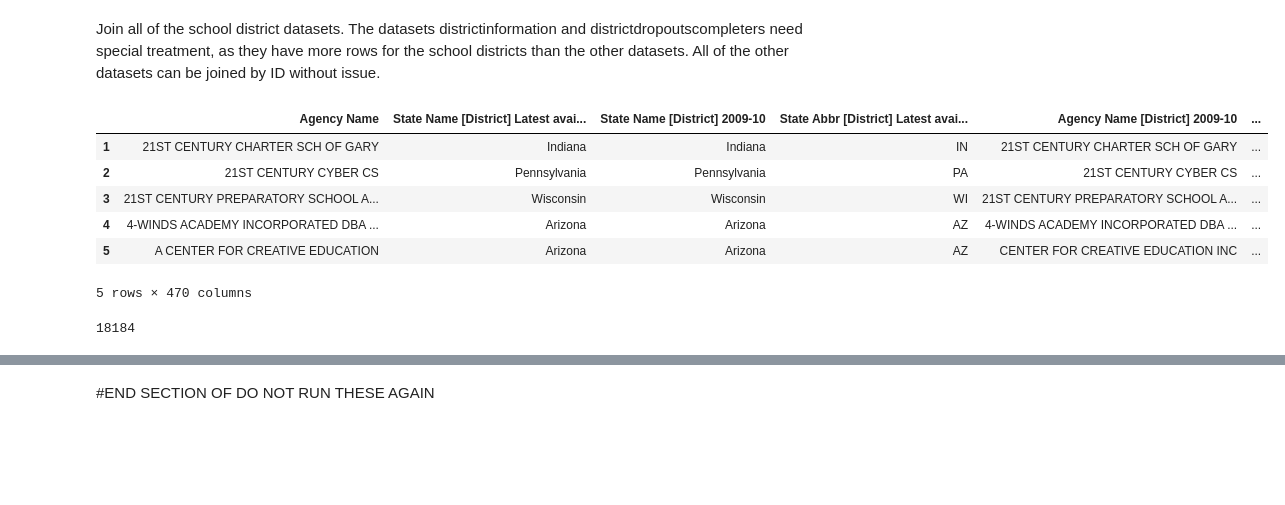
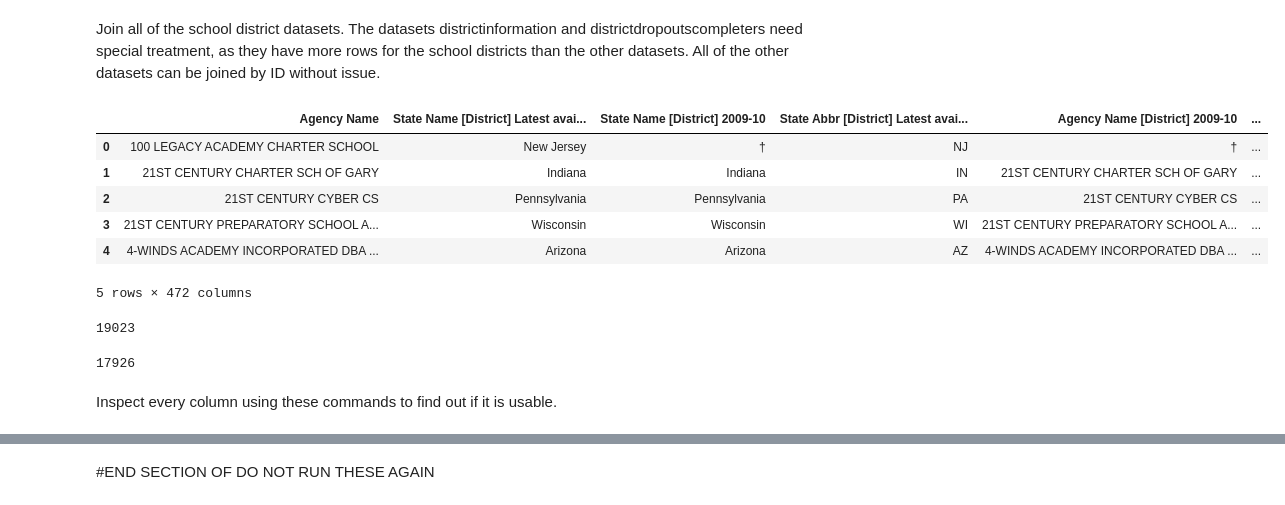
Before and after one commit to ashwindeo/dataschoolers, a Jupyter notebook: processbook_schooldistricts.ipynb, the cells around one changed output, grey strips where cells are left out. Saved outputs shown, nothing was run; the diff lists cells and outputs as text; code cells hidden in the pictures; blank space fills up the shorter version.

Commit message:
Fixing deduce and column issues with districts

```diff
--- a/processbook_schooldistricts.ipynb
+++ b/processbook_schooldistricts.ipynb
@@ -30,8 +30,7 @@ Each of the datasheets downloaded from ELSI had download metadata on the top of
 #‡ indicates that the data do not meet NCES data quality standards.
 
 districtinformation = pd.read_csv("tempdata/school districts/2009-2010 DISTRICTS Information Tab.csv", dtype=np.str)
-districtcharacteristicsa = pd.read_csv("tempdata/school districts/2009-2010 DISTRICTS CharacteristicsA Tab.csv", dtype=np.str)
-districtcharacteristicsb = pd.read_csv("tempdata/school districts/2009-2010 DISTRICTS CharacteristicsB Tab.csv", dtype=np.str)
+districtcharacteristicsa = pd.read_csv("tempdata/school districts/2009-2010 DISTRICTS Characteristics Tab.csv", dtype=np.str)
 districtenrollments = pd.read_csv("tempdata/school districts/2009-2010 DISTRICTS Enrollments Tab.csv", dtype=np.str)
 districtenrollmentK3 = pd.read_csv("tempdata/school districts/2009-2010 DISTRICTS EnrollK3 Tab.csv", dtype=np.str)
 districtenrollment48 = pd.read_csv("tempdata/school districts/2009-2010 DISTRICTS Enroll48 Tab.csv", dtype=np.str)
@@ -75,66 +72,61 @@ print len(districtdropoutscompleters)
 # %% [markdown]
 Drop all of the duplicate columns.
 # %%
-districtcharacteristicsb = districtcharacteristicsb.drop(districtcharacteristicsb.columns[[0, 1]], 1)
-districtenrollments = districtenrollments.drop(districtenrollments.columns[[0, 1]], 1)
-districtenrollmentK3 = districtenrollmentK3.drop(districtenrollmentK3.columns[[0, 1]], 1)
-districtenrollment48 = districtenrollment48.drop(districtenrollment48.columns[[0, 1]], 1)
-districtenrollment912 = districtenrollment912.drop(districtenrollment912.columns[[0, 1]], 1)
-districtteacherstaff = districtteacherstaff.drop(districtteacherstaff.columns[[0, 1]], 1)
-districtgeneralfinance = districtgeneralfinance.drop(districtgeneralfinance.columns[[0, 1]], 1)
-districtrevenue = districtrevenue.drop(districtrevenue.columns[[0, 1]], 1)
-districtexpenditures = districtexpenditures.drop(districtexpenditures.columns[[0, 1]], 1)
+districtenrollments = districtenrollments.drop(districtenrollments.columns[[0, 1, 2]], 1)
+districtenrollmentK3 = districtenrollmentK3.drop(districtenrollmentK3.columns[[0, 1, 2]], 1)
+districtenrollment48 = districtenrollment48.drop(districtenrollment48.columns[[0, 1, 2]], 1)
+districtenrollment912 = districtenrollment912.drop(districtenrollment912.columns[[0, 1, 2]], 1)
+districtteacherstaff = districtteacherstaff.drop(districtteacherstaff.columns[[0, 1, 2]], 1)
+districtgeneralfinance = districtgeneralfinance.drop(districtgeneralfinance.columns[[0, 1, 2]], 1)
+districtrevenue = districtrevenue.drop(districtrevenue.columns[[0, 1, 2]], 1)
+districtexpenditures = districtexpenditures.drop(districtexpenditures.columns[[0, 1, 2]], 1)
 # %% [markdown]
 Join all of the school district datasets. The datasets districtinformation and districtdropoutscompleters need special treatment, as they have more rows for the school districts than the other datasets. All of the other datasets can be joined by ID without issue.
 # %%
 #Join the datasets that can be joined without issue.
-joineddistrict = districtcharacteristicsa.join([districtcharacteristicsb, districtenrollments, districtenrollmentK3, districtenrollment48, districtenrollment912, districtteacherstaff, districtgeneralfinance, districtrevenue, districtexpenditures])
+joineddistrict = districtcharacteristicsa.join([districtenrollments, districtenrollmentK3, districtenrollment48, districtenrollment912, districtteacherstaff, districtgeneralfinance, districtrevenue, districtexpenditures])
 
 #Clean up an extra hidden character in the Agency Name column
 joineddistrict = joineddistrict.rename(columns={'﻿Agency Name': 'Agency Name'})
 districtinformation = districtinformation.rename(columns={'﻿Agency Name': 'Agency Name'})
 
 #Merge to the districtinformation dataset
-joineddistrict = districtinformation.merge(joineddistrict, 'outer', ['Agency Name', u'State Name [District] Latest available year'], suffixes=('', '_DEL'))
+joineddistrict = districtinformation.merge(joineddistrict, 'left', 'Agency ID - NCES Assigned [District] Latest available year', suffixes=('', '_DEL'))
 
 #Need to get rid of Excel syntax ="" from some of the columns
 joineddistrict['Agency ID - NCES Assigned [District] Latest available year'] = joineddistrict['Agency ID - NCES Assigned [District] Latest available year'].map(lambda x: str(x).lstrip('="').rstrip('"'))
 joineddistrict['County Number [District] 2009-10'] = joineddistrict['County Number [District] 2009-10'].map(lambda x: str(x).lstrip('="').rstrip('"'))
 joineddistrict['ANSI/FIPS State Code [District] Latest available year'] = joineddistrict['ANSI/FIPS State Code [District] Latest available year'].map(lambda x: str(x).lstrip('="').rstrip('"'))
 joineddistrict['Location ZIP [District] 2013-14'] = joineddistrict['Location ZIP [District] 2013-14'].map(lambda x: str(x).lstrip('="').rstrip('"'))
 joineddistrict['Location ZIP4 [District] 2013-14'] = joineddistrict['Location ZIP4 [District] 2013-14'].map(lambda x: str(x).lstrip('="').rstrip('"'))
 joineddistrict['Mailing ZIP [District] 2013-14'] = joineddistrict['Mailing ZIP [District] 2013-14'].map(lambda x: str(x).lstrip('="').rstrip('"'))
 joineddistrict['Mailing ZIP4 [District] 2013-14'] = joineddistrict['Mailing ZIP4 [District] 2013-14'].map(lambda x: str(x).lstrip('="').rstrip('"'))
 joineddistrict['School District Level Code (SCHLEV) [District Finance] 2009-10'] = joineddistrict['School District Level Code (SCHLEV) [District Finance] 2009-10'].map(lambda x: str(x).lstrip('="').rstrip('"'))
 joineddistrict['Supervisory Union (ID) Number [District] 2009-10'] = joineddistrict['Supervisory Union (ID) Number [District] 2009-10'].map(lambda x: str(x).lstrip('="').rstrip('"'))
 joineddistrict['Metro Micro Area Code [District] 2009-10'] = joineddistrict['Metro Micro Area Code [District] 2009-10'].map(lambda x: str(x).lstrip('="').rstrip('"'))
 joineddistrict['Congressional Code [District] 2009-10'] = joineddistrict['Congressional Code [District] 2009-10'].map(lambda x: str(x).lstrip('="').rstrip('"'))
 #joineddistrict[''] = joineddistrict[''].map(lambda x: x.lstrip('="').rstrip('"'))
 
 #Rename the LEAID column so it can be merged with the joineddistrict dataset
 districtdropoutscompleters = districtdropoutscompleters.rename(columns={'LEAID': 'Agency ID - NCES Assigned [District] Latest available year'})
 
 #Merge to the joineddistrict dataset
-joineddistrict = joineddistrict.merge(districtdropoutscompleters, 'outer', 'Agency ID - NCES Assigned [District] Latest available year', suffixes=('', '_DEL'))
+joineddistrict = joineddistrict.merge(districtdropoutscompleters, 'left', 'Agency ID - NCES Assigned [District] Latest available year', suffixes=('', '_DEL'))
 
 #If by chance any rows have NaN, replace with the ELSI standard for missing data '–'
 joineddistrict = joineddistrict.fillna('–')
 joineddistrict = joineddistrict.replace('nan', '–')
 
-#Where these conditions are true, these rows are not usable
-joineddistrict = joineddistrict[joineddistrict['Agency Name']!='–']
-joineddistrict = joineddistrict[joineddistrict['Agency Type [District] 2009-10']!='–']
-
 joineddistrict.head()
 # %% [output]
 |  | Agency Name | State Name [District] Latest avai... | State Name [District] 2009-10 | State Abbr [District] Latest avai... | Agency Name [District] 2009-10 | ... |
+| 0 | 100 LEGACY ACADEMY CHARTER SCHOOL | New Jersey | † | NJ | † | ... |
 | 1 | 21ST CENTURY CHARTER SCH OF GARY | Indiana | Indiana | IN | 21ST CENTURY CHARTER SCH OF GARY | ... |
 | 2 | 21ST CENTURY CYBER CS | Pennsylvania | Pennsylvania | PA | 21ST CENTURY CYBER CS | ... |
 | 3 | 21ST CENTURY PREPARATORY SCHOOL A... | Wisconsin | Wisconsin | WI | 21ST CENTURY PREPARATORY SCHOOL A... | ... |
 | 4 | 4-WINDS ACADEMY INCORPORATED DBA ... | Arizona | Arizona | AZ | 4-WINDS ACADEMY INCORPORATED DBA ... | ... |
-| 5 | A CENTER FOR CREATIVE EDUCATION | Arizona | Arizona | AZ | CENTER FOR CREATIVE EDUCATION INC | ... |
-5 rows × 470 columns
+5 rows × 472 columns
 # %%
 print len(joineddistrict)
 # %% [output]
-18184
+19023
@@ -140,0 +137,4 @@ print len(joineddistrict)
+# %%
+print len(joineddistrict)
+# %% [output]
+17926
@@ -140,0 +184,2 @@ print len(joineddistrict)
+# %% [markdown]
+Inspect every column using these commands to find out if it is usable.
```
Also changed, not shown: parts of 17 cells of this notebook.
